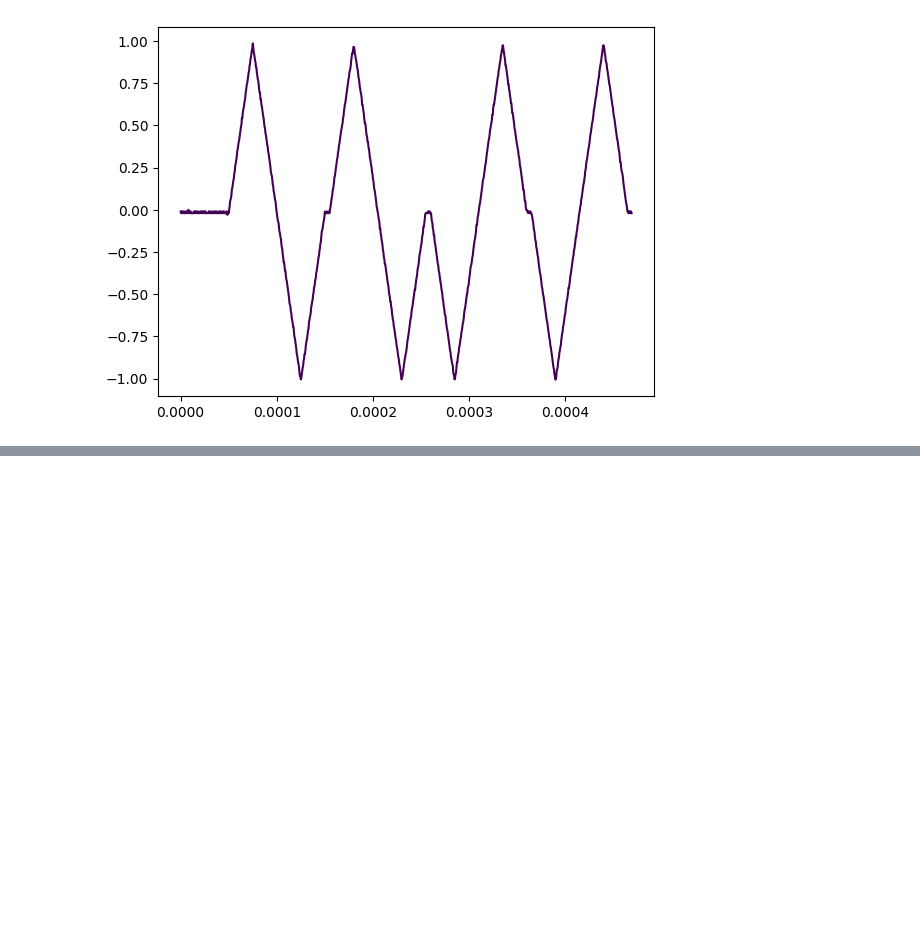
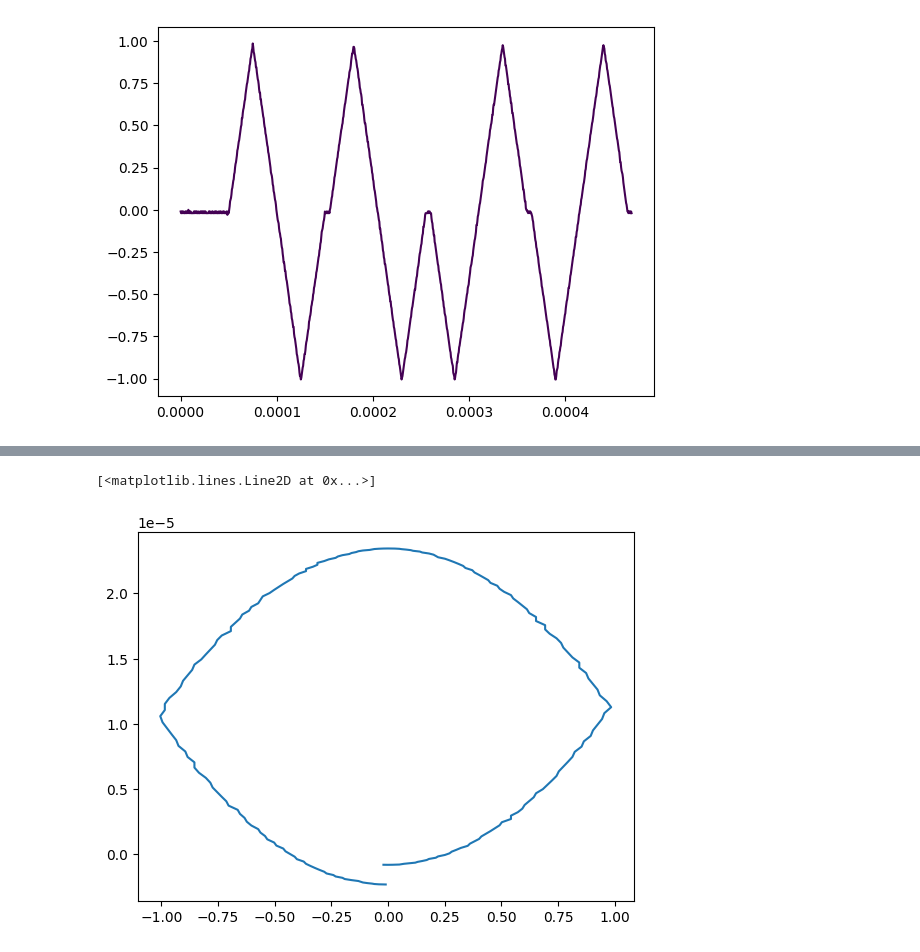
Before and after one commit to ElPsyKurisu/FE, a Jupyter notebook: analysis.ipynb, the cells around one changed output, grey strips where cells are left out. Drawn from its saved outputs; the diff is of its cells as text; code cells hidden in the pictures; blank space fills up the shorter version.

```diff
--- a/analysis.ipynb
+++ b/analysis.ipynb
@@ -166,0 +142,17 @@ array([ 3.00000000e+00,  2.00000000e+00,  2.00000000e+00,  3.00000000e+00,
+# %%
+def start_and_end_pulse(data_dict)->'dict':
+    x = data_dict['peaks']
+    counter = 0
+    green_points = []
+    while counter <(len(x)):
+        half_pulse_len = x[counter+1] - x[counter]
+        quarter_pulse_len = half_pulse_len/2
+        start_of_pulse = x[counter] - quarter_pulse_len
+        end_of_pulse = x[counter+1] + quarter_pulse_len
+        green_points.append(int(start_of_pulse))
+        green_points.append(int(end_of_pulse))
+        counter +=2
+    data_dict['start_and_end_pulse'] = green_points
+    return data_dict
+# %%
+wrong4 = wrong3.apply(start_and_end_pulse)
@@ -166,0 +215,8 @@ array([ 3.00000000e+00,  2.00000000e+00,  2.00000000e+00,  3.00000000e+00,
+# %%
+x1 = wrong4['wfm_v'][wrong4['start_and_end_pulse'][0]:wrong4['start_and_end_pulse'][1]+1]
+y1 = wrong4['wfm_q_wrong'][wrong4['start_and_end_pulse'][0]:wrong4['start_and_end_pulse'][1]+1]
+# %%
+plt.plot(x1,y1)
+# %% [output]
+[<matplotlib.lines.Line2D at 0x...>]
+[figure, added]
```
Also changed, not shown: parts of 16 cells of this notebook.
